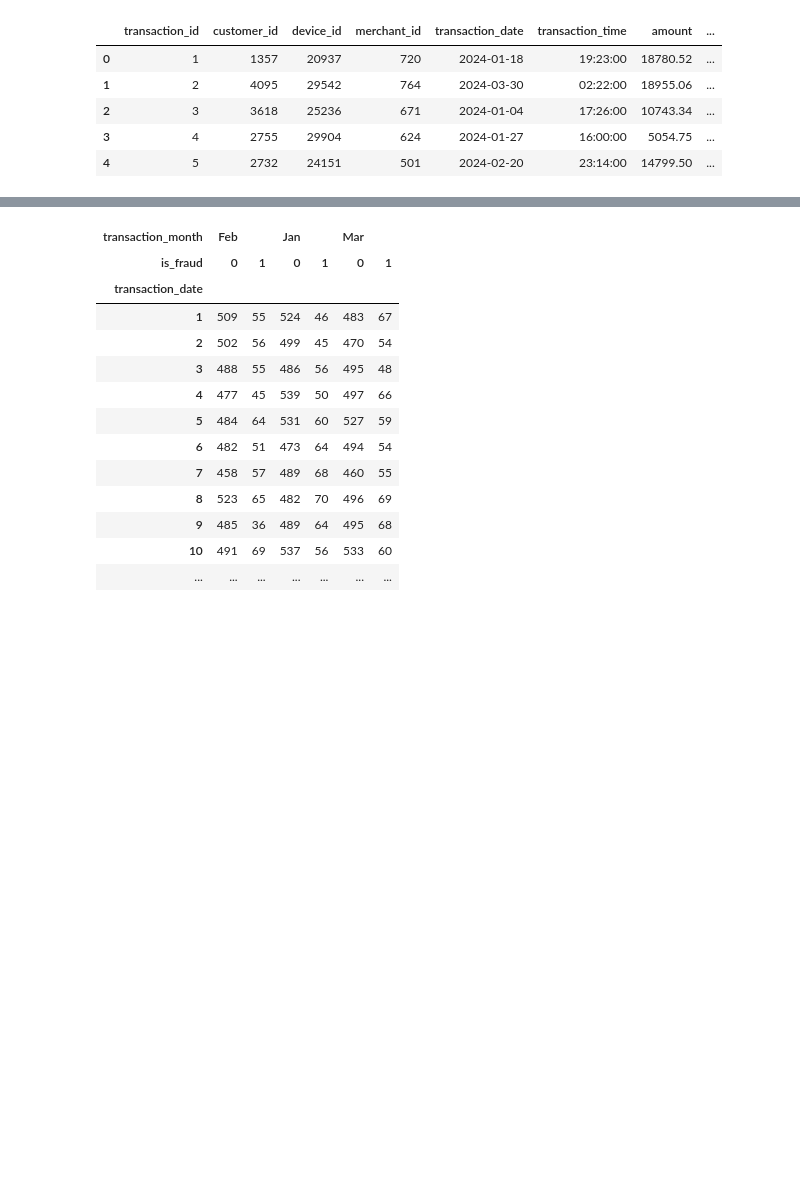
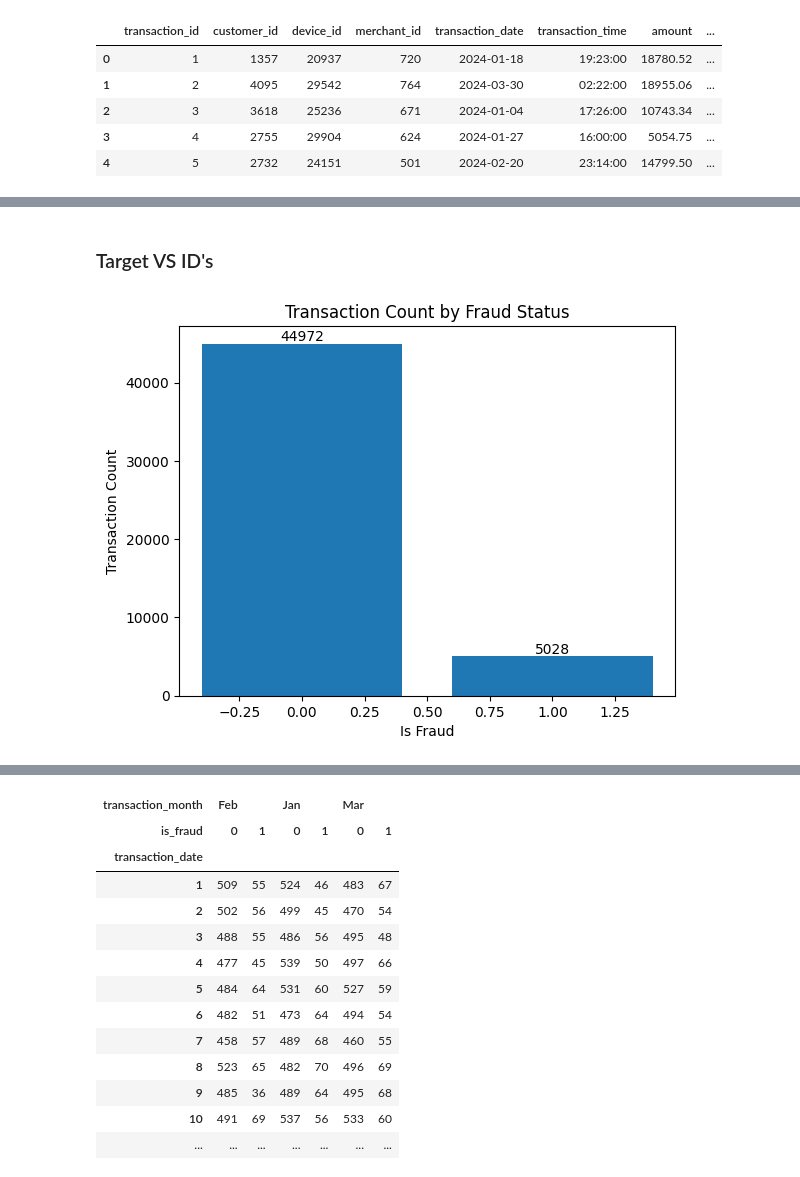
Before and after one commit to midhunmanohar25/Fraud_Detection_Project, a Jupyter notebook: notebooks/03_Multivariate_EDA_Fraud_Detection.ipynb, the cells around one changed output, grey strips where cells are left out. Cells and saved outputs as stored; diff of their text form; code cells hidden in the pictures; blank space fills up the shorter version.

```diff
--- a/notebooks/03_Multivariate_EDA_Fraud_Detection.ipynb
+++ b/notebooks/03_Multivariate_EDA_Fraud_Detection.ipynb
@@ -20,0 +30,23 @@ df.head()
+# %% [markdown]
+### Target VS ID's
+# %%
+transaction_count = df.groupby('is_fraud')['transaction_id'].nunique().reset_index()
+transaction_count.columns = ['is_fraud', 'count']
+bars = plt.bar(transaction_count['is_fraud'], transaction_count['count'])
+plt.xlabel('Is Fraud')
+plt.ylabel('Transaction Count')
+plt.title('Transaction Count by Fraud Status')
+
+# Add values on top of bars
+for bar in bars:
+    height = bar.get_height()
+    plt.text(
+        bar.get_x() + bar.get_width()/2,   # X position
+        height,                            # Y position
+        f'{int(height)}',                  # Text
+        ha='center',
+        va='bottom'
+    )
+plt.show()
+# %% [output]
+[figure, added]
```
Also changed, not shown: parts of 11 cells of this notebook, 2 other files.
